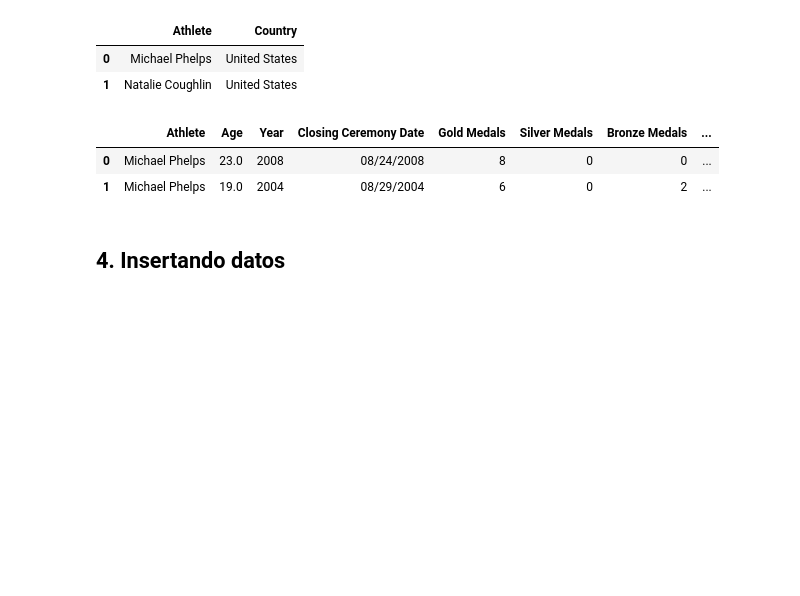
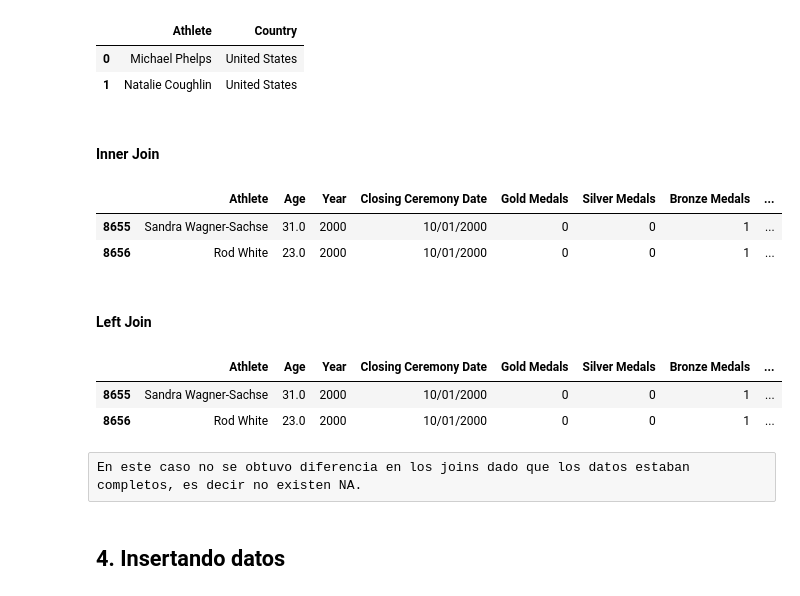
Before and after one commit to anmarphy/Memorias, a Jupyter notebook: Operaciones_filas.ipynb, the cells around one changed output. Saved outputs shown, nothing was run; the diff lists cells and outputs as text; code cells hidden in the pictures; blank space fills up the shorter version.

```diff
--- a/Operaciones_filas.ipynb
+++ b/Operaciones_filas.ipynb
@@ -102,18 +109,29 @@ pais.head(n=2)
 |  | Athlete | Country |
 | 0 | Michael Phelps | United States |
 | 1 | Natalie Coughlin | United States |
+# %% [markdown]
+#### Inner Join
 # %%
 mer_inner=pd.merge(left=med, right=pais,
                   how="inner", left_on="Athlete", right_on="Athlete")
 # %%
-mer_inner.head(n=2)
+mer_inner.tail(n=2)
 # %% [output]
 |  | Athlete | Age | Year | Closing Ceremony Date | Gold Medals | Silver Medals | Bronze Medals | ... |
-| 0 | Michael Phelps | 23.0 | 2008 | 08/24/2008 | 8 | 0 | 0 | ... |
-| 1 | Michael Phelps | 19.0 | 2004 | 08/29/2004 | 6 | 0 | 2 | ... |
+| 8655 | Sandra Wagner-Sachse | 31.0 | 2000 | 10/01/2000 | 0 | 0 | 1 | ... |
+| 8656 | Rod White | 23.0 | 2000 | 10/01/2000 | 0 | 0 | 1 | ... |
+# %% [markdown]
+#### Left Join
 # %%
 mer_left=pd.merge(left=med, right=pais,
                   how="left", left_on="Athlete", right_on="Athlete")
+mer_left.tail(n=2)
+# %% [output]
+|  | Athlete | Age | Year | Closing Ceremony Date | Gold Medals | Silver Medals | Bronze Medals | ... |
+| 8655 | Sandra Wagner-Sachse | 31.0 | 2000 | 10/01/2000 | 0 | 0 | 1 | ... |
+| 8656 | Rod White | 23.0 | 2000 | 10/01/2000 | 0 | 0 | 1 | ... |
+# %% [raw]
+En este caso no se obtuvo diferencia en los joins dado que los datos estaban completos, es decir no existen NA.
 # %% [markdown]
 ## 4. Insertando datos
 # %%
```
Also changed, not shown: parts of 20 cells of this notebook.
